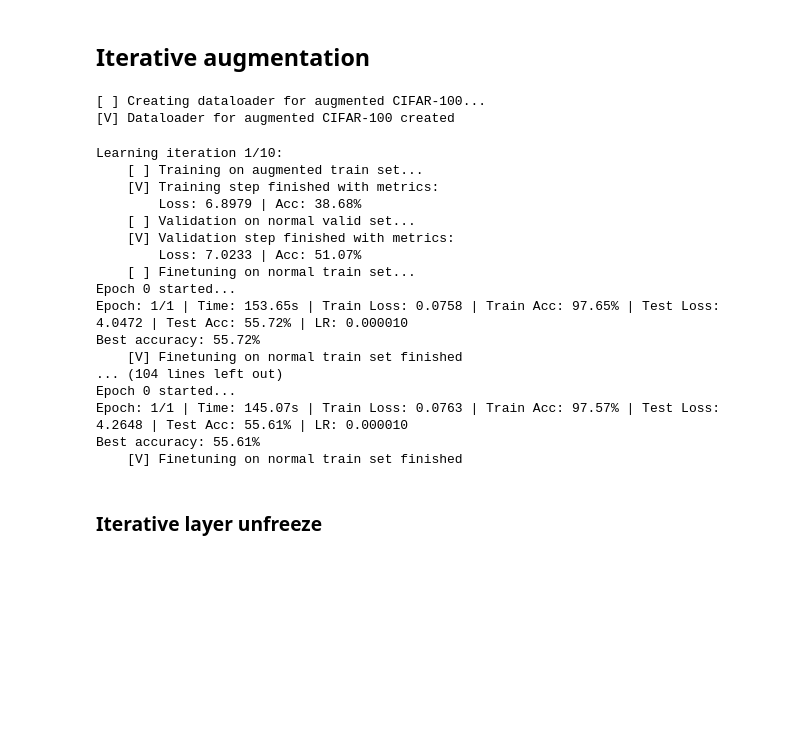
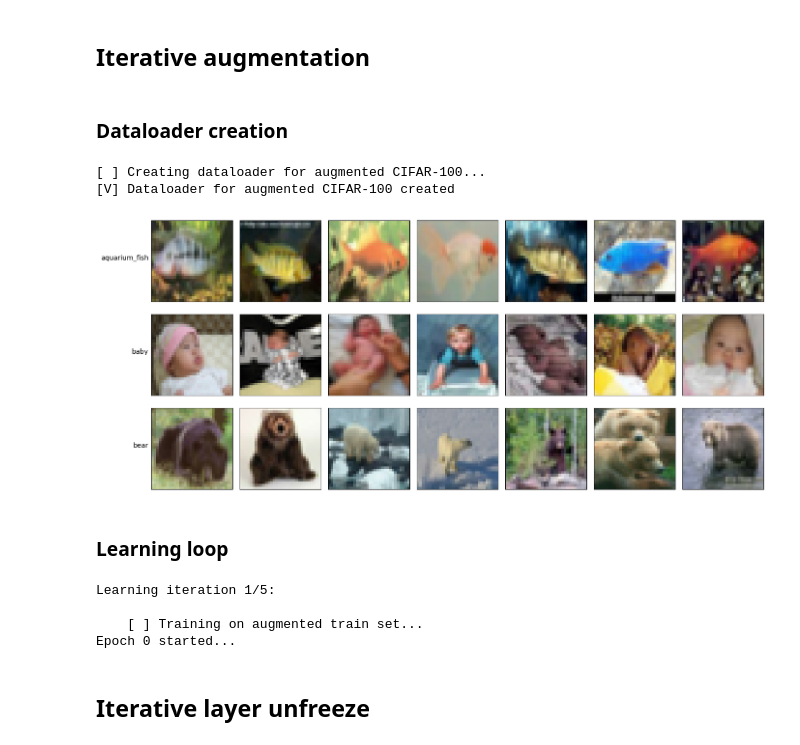
Before and after one commit to Ali-AliAli-Ali/ML_homeworks_magistracy, a Jupyter notebook: 2_metrics_inc.ipynb, the cells around one changed output. Drawn from its saved outputs; the diff is of its cells as text; code cells hidden in the pictures; blank space fills up the shorter version.

Commit message:
To test fixes in training (does the network learn?)

```diff
--- a/2_metrics_inc.ipynb
+++ b/2_metrics_inc.ipynb
@@ -36,6 +35,7 @@ def make_train_loader_cifar100(data_dir: str,
                                batch_size: int = 256,
                                num_workers: int = 4):
     transforms_train = transforms.Compose([
+        transforms.Resize(32),
         transforms.ToTensor(),
         transforms.Normalize(
             mean=[0.5071, 0.4867, 0.4408],
@@ -53,7 +53,7 @@ def make_train_loader_cifar100(data_dir: str,
     return DataLoader(
         cifar100_train,
         batch_size=batch_size,
-        shuffle=True,
+        shuffle=False,
         num_workers=num_workers,
         pin_memory=True
     )
@@ -328,5 +340,7 @@ print("[V] Fine-tuned model loaded, its accuracy:", val_acc)
 # %% [markdown]
 ## Iterative augmentation
+# %% [markdown]
+### Dataloader creation
 # %%
 def make_train_loader_cifar100_augmented(data_dir: str,
                                          batch_size: int = 256,
@@ -371,0 +436,6 @@ print("[V] Dataloader for augmented CIFAR-100 created")
+# %%
+display_classes_examples(train_loader, [1, 2, 3], 7)
+# %% [output]
+[figure, added]
+# %% [markdown]
+### Learning loop
@@ -372,40 +446,32 @@ print("[V] Dataloader for augmented CIFAR-100 created")
 # %%
-n_iterations = 10
 train_aug_losses = []
 train_aug_accs = []
 test_aug_losses = []
 test_aug_accs = []
 
 for iteration in range(n_iterations):
-    print(f"Learning iteration {iteration + 1}/{n_iterations}:")
+    print(f"\nLearning iteration {iteration + 1}/{n_iterations}:\n")
+
+    graph_subdir_iteration = os.path.join(graph_dir, f"iteration_{iteration}")
 
     print("    [ ] Training on augmented train set...")
-    train_aug_loss, train_aug_acc = train_epoch(
+    train_n_epochs(
         regnetx_3_2,
         train_loader_aug,
-        optimizer,
-        criterion,
-        device
+        val_loader,
+        optimizer=optimizer,
+        criterion=criterion,
+        scheduler=scheduler,
+        device=device,
+        epochs=n_epochs_train,
+        checkpoint_dir=checkpoint_dir,
+        with_plots=True,
+        graph_dir = os.path.join(graph_subdir_iteration, "train")
     )
-    train_aug_losses.append(train_aug_loss)
-    train_aug_accs.append(train_aug_acc)
-    print("    [V] Training step finished with metrics:")
-    print(f"        Loss: {train_aug_loss / len(train_loader_aug):.4f} | Acc: {train_aug_acc:.2f}%")
-
-    print("    [ ] Validation on normal valid set...")
-    test_aug_loss, test_aug_acc = validate_epoch(
-        regnetx_3_2,
-        val_loader,
-        criterion,
-        device
-    )
-    test_aug_losses.append(test_aug_loss)
-    test_aug_accs.append(test_aug_acc)
-    print("    [V] Validation step finished with metrics:")
-    print(f"        Loss: {test_aug_loss / len(val_loader):.4f} | Acc: {test_aug_acc:.2f}%")
+    print("    [V] Training on augmented train set finished")
 
     print("    [ ] Finetuning on normal train set...")
-    finetuning(
+    train_n_epochs(
         regnetx_3_2,
         train_loader,
         val_loader,
@@ -413,26 +479,18 @@ for iteration in range(n_iterations):
         criterion=criterion,
         scheduler=scheduler,
         device=device,
-        epochs=1,
+        epochs=n_epochs_finetune,
         checkpoint_dir=checkpoint_dir,
-        with_plots=False
+        with_plots=True,
+        graph_dir = os.path.join(graph_subdir_iteration, "finetune")
     )
-    print("    [V] Finetuning on normal train set finished")
+    print("    [V] Finetuning on normal train set finished!")
+
+    print("Results of training via iterative augmentation are saved in the following folders:")
+    print("    graphs:     ", graph_dir)
+    print("    checkpoints:", checkpoint_dir)
 # %% [output]
-Learning iteration 1/10:
+Learning iteration 1/5:
+
     [ ] Training on augmented train set...
-    [V] Training step finished with metrics:
-        Loss: 6.8979 | Acc: 38.68%
-    [ ] Validation on normal valid set...
-    [V] Validation step finished with metrics:
-        Loss: 7.0233 | Acc: 51.07%
-    [ ] Finetuning on normal train set...
 Epoch 0 started...
-Epoch: 1/1 | Time: 153.65s | Train Loss: 0.0758 | Train Acc: 97.65% | Test Loss: 4.0472 | Test Acc: 55.72% | LR: 0.000010
-Best accuracy: 55.72%
-    [V] Finetuning on normal train set finished
-... (104 lines left out)
-Epoch 0 started...
-Epoch: 1/1 | Time: 145.07s | Train Loss: 0.0763 | Train Acc: 97.57% | Test Loss: 4.2648 | Test Acc: 55.61% | LR: 0.000010
-Best accuracy: 55.61%
-    [V] Finetuning on normal train set finished
@@ -442,3 +497,3 @@ plot_metrics(train_aug_accs, test_aug_accs, n_iterations, metric_name="acc", gra
 # %% [markdown]
-### Iterative layer unfreeze
+## Iterative layer unfreeze
 # %% [markdown]
```
Also changed, not shown: parts of 16 cells of this notebook.
